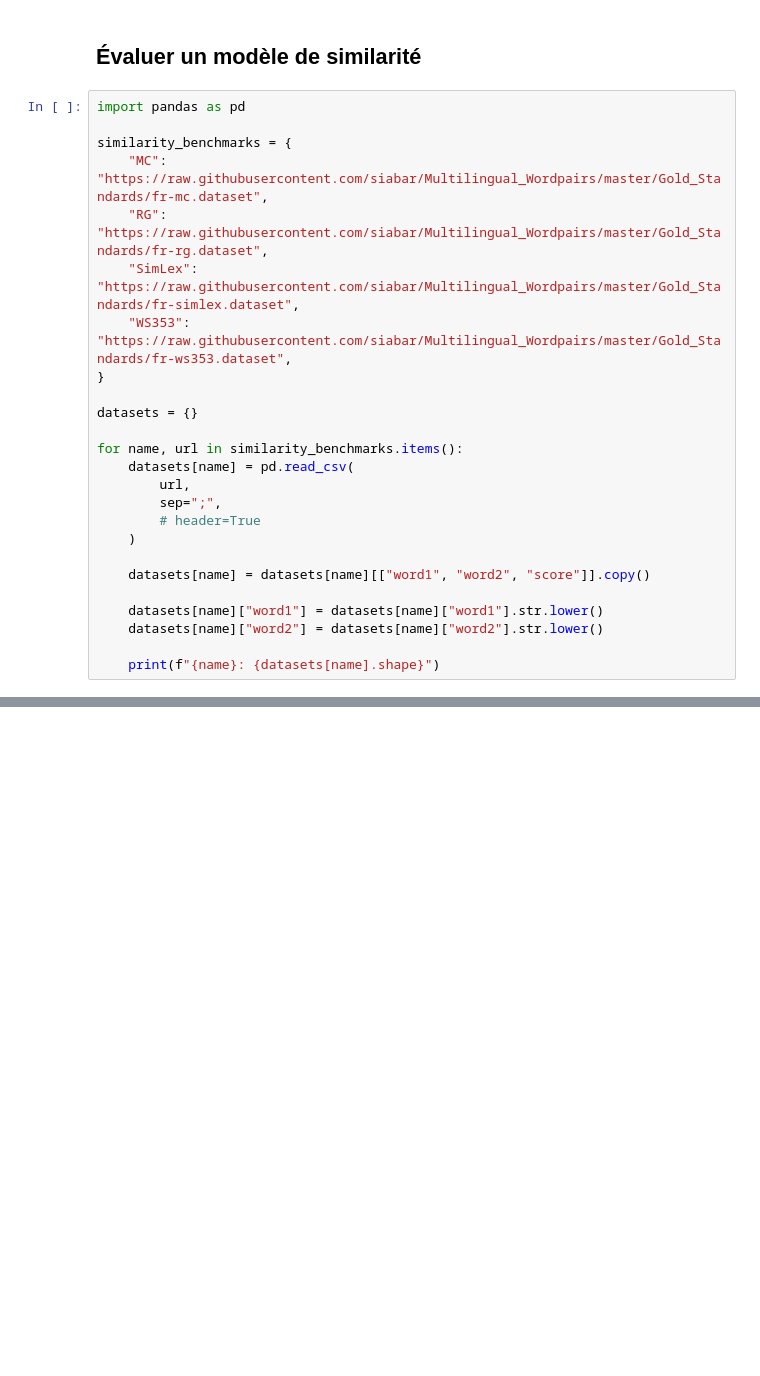
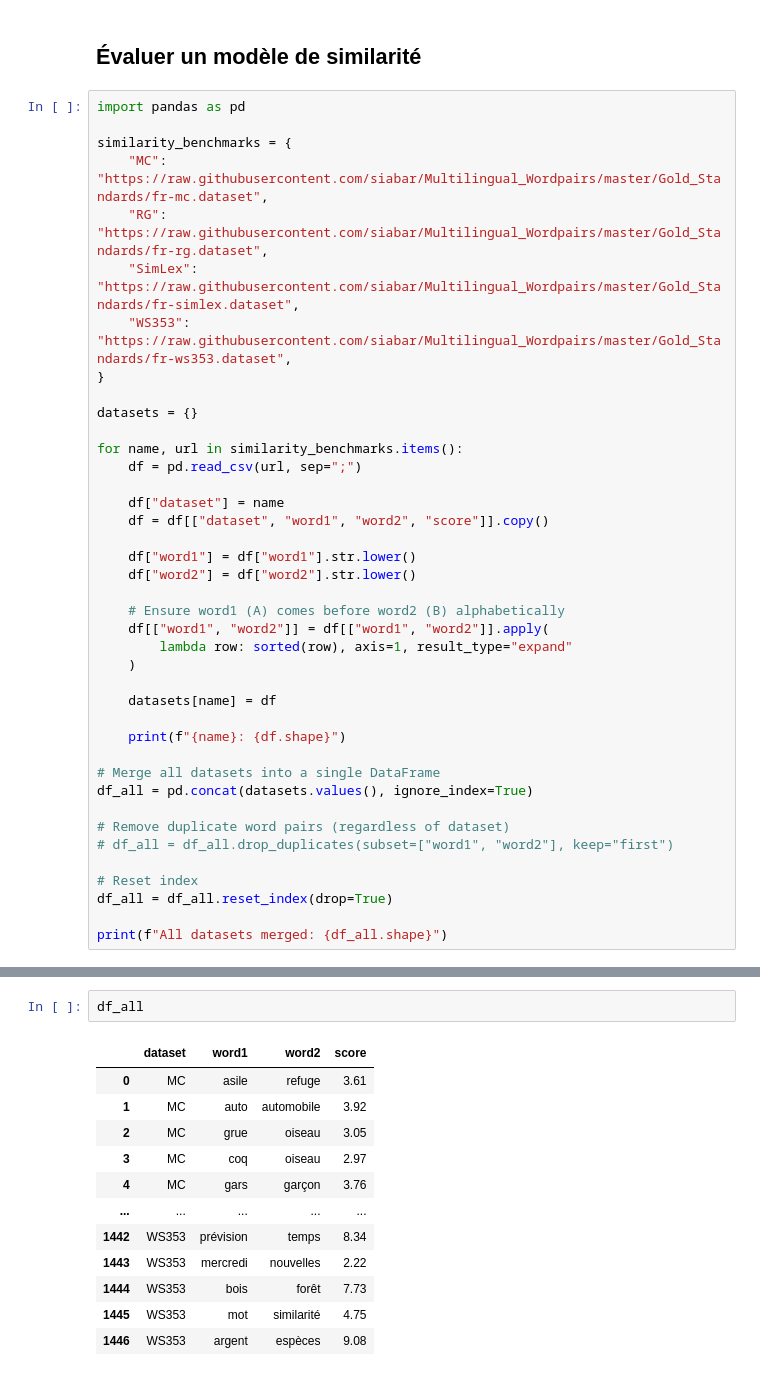
Before and after one commit to antoine-bourgois/MIA_2026_UE16_NLP, a Jupyter notebook: code/2_Cooccurrence_Tokens_Vecteurs.ipynb, the cells around one changed output, grey strips where cells are left out. Saved outputs shown, nothing was run; the diff lists cells and outputs as text; blank space fills up the shorter version.

```diff
--- a/code/2_Cooccurrence_Tokens_Vecteurs.ipynb
+++ b/code/2_Cooccurrence_Tokens_Vecteurs.ipynb
@@ -471,15 +581,30 @@ similarity_benchmarks = {
 datasets = {}
 
 for name, url in similarity_benchmarks.items():
-    datasets[name] = pd.read_csv(
-        url,
-        sep=";",
-        # header=True
+    df = pd.read_csv(url, sep=";")
+
+    df["dataset"] = name
+    df = df[["dataset", "word1", "word2", "score"]].copy()
+
+    df["word1"] = df["word1"].str.lower()
+    df["word2"] = df["word2"].str.lower()
+
+    # Ensure word1 (A) comes before word2 (B) alphabetically
+    df[["word1", "word2"]] = df[["word1", "word2"]].apply(
+        lambda row: sorted(row), axis=1, result_type="expand"
     )
 
-    datasets[name] = datasets[name][["word1", "word2", "score"]].copy()
+    datasets[name] = df
 
-    datasets[name]["word1"] = datasets[name]["word1"].str.lower()
-    datasets[name]["word2"] = datasets[name]["word2"].str.lower()
+    print(f"{name}: {df.shape}")
 
-    print(f"{name}: {datasets[name].shape}")
+# Merge all datasets into a single DataFrame
+df_all = pd.concat(datasets.values(), ignore_index=True)
+
+# Remove duplicate word pairs (regardless of dataset)
+# df_all = df_all.drop_duplicates(subset=["word1", "word2"], keep="first")
+
+# Reset index
+df_all = df_all.reset_index(drop=True)
+
+print(f"All datasets merged: {df_all.shape}")
@@ -485,0 +617,15 @@ for name, url in similarity_benchmarks.items():
+# %%
+df_all
+# %% [output]
+|  | dataset | word1 | word2 | score |
+| 0 | MC | asile | refuge | 3.61 |
+| 1 | MC | auto | automobile | 3.92 |
+| 2 | MC | grue | oiseau | 3.05 |
+| 3 | MC | coq | oiseau | 2.97 |
+| 4 | MC | gars | garçon | 3.76 |
+| ... | ... | ... | ... | ... |
+| 1442 | WS353 | prévision | temps | 8.34 |
+| 1443 | WS353 | mercredi | nouvelles | 2.22 |
+| 1444 | WS353 | bois | forêt | 7.73 |
+| 1445 | WS353 | mot | similarité | 4.75 |
+| 1446 | WS353 | argent | espèces | 9.08 |
```
Also changed, not shown: parts of 43 cells of this notebook.
